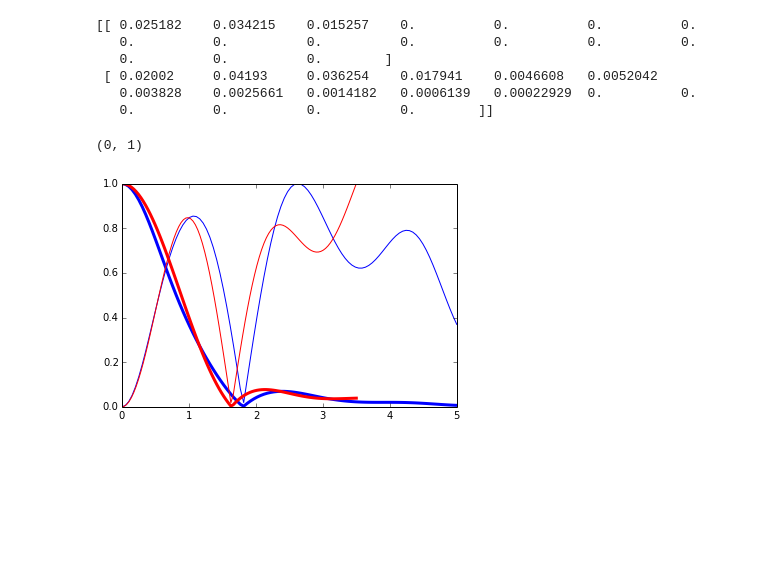
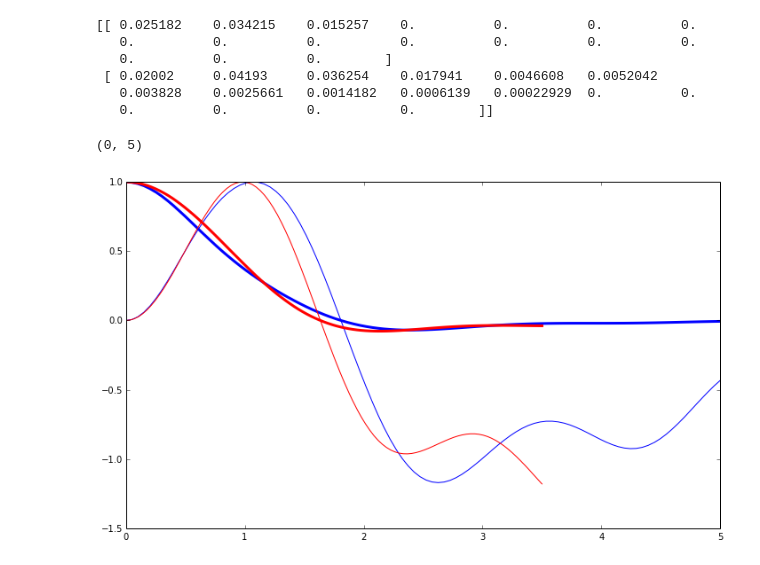
Before and after one commit to jdfreder/MCG, a Jupyter notebook: Project/NuclearInteractions.ipynb, the cells around one changed output. Drawn from its saved outputs; the diff is of its cells as text; code cells hidden in the pictures; blank space fills up the shorter version.

```diff
--- a/Project/NuclearInteractions.ipynb
+++ b/Project/NuclearInteractions.ipynb
@@ -729,16 +735,16 @@ rH=np.linspace(0,float(FBR[1]),100)
 He3p=zeros(size(rHe),float)
 H3p=zeros(size(rH),float)
 v=arange(0,17,1)
-for i in range(len(r)):
-    He3p[i]=abs(sum(FBa[1,v]*j0((v+1)*pi*rHe[i]/float(FBR[2]))))
-    H3p[i]=abs(sum(FBa[0,v]*j0((v+1)*pi*rH[i]/float(FBR[1]))))
+for i in range(len(rHe)):
+    He3p[i]=(sum(FBa[1,v]*j0((v+1)*pi*rHe[i]/float(FBR[2]))))
+    H3p[i]=(sum(FBa[0,v]*j0((v+1)*pi*rH[i]/float(FBR[1]))))
 # %%
 plot(rHe,He3p/max(He3p),'b',lw=3)
 plot(rHe,(4*pi*rHe**2*He3p)/max(4*pi*rHe**2*He3p),'b')
 plot(rH,H3p/max(H3p),color='red',lw=3)
 plot(rH,(4*pi*rH**2*H3p)/max(4*pi*rH**2*H3p),color='red')
 xlim(0,5)
-ylim(0,1)
+#ylim(0,1)
 # %% [output]
-(0, 1)
+(0, 5)
-[figure, old version]
+[figure, new version]
```
Also changed, not shown: parts of 5 cells of this notebook, 5 other files.
